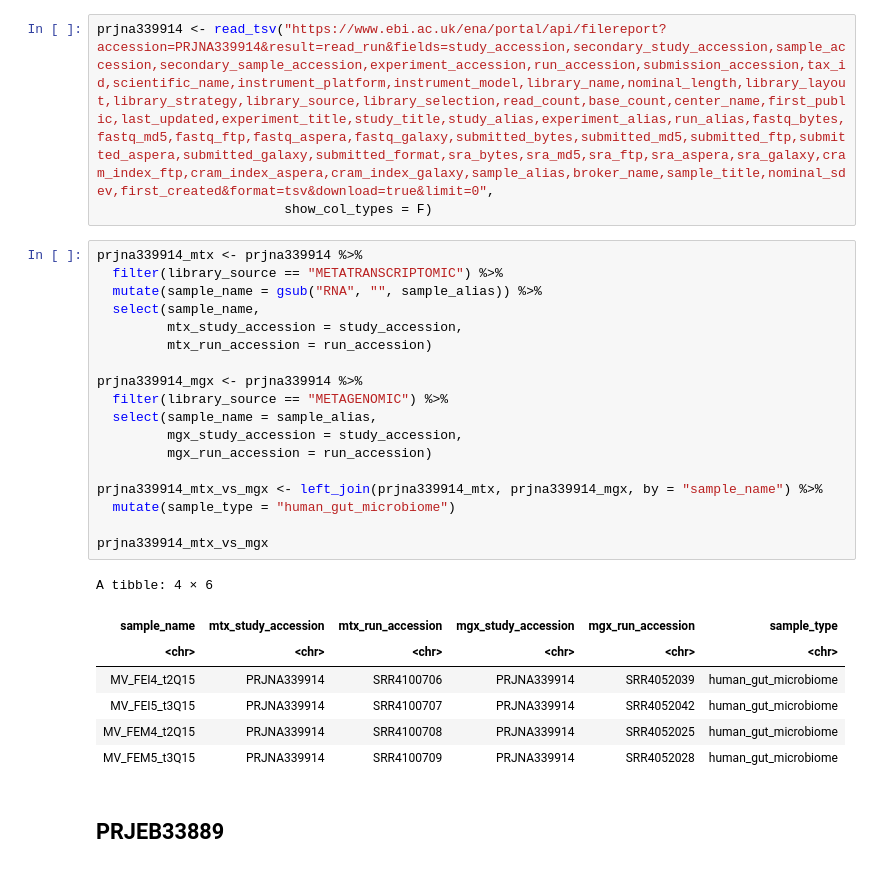
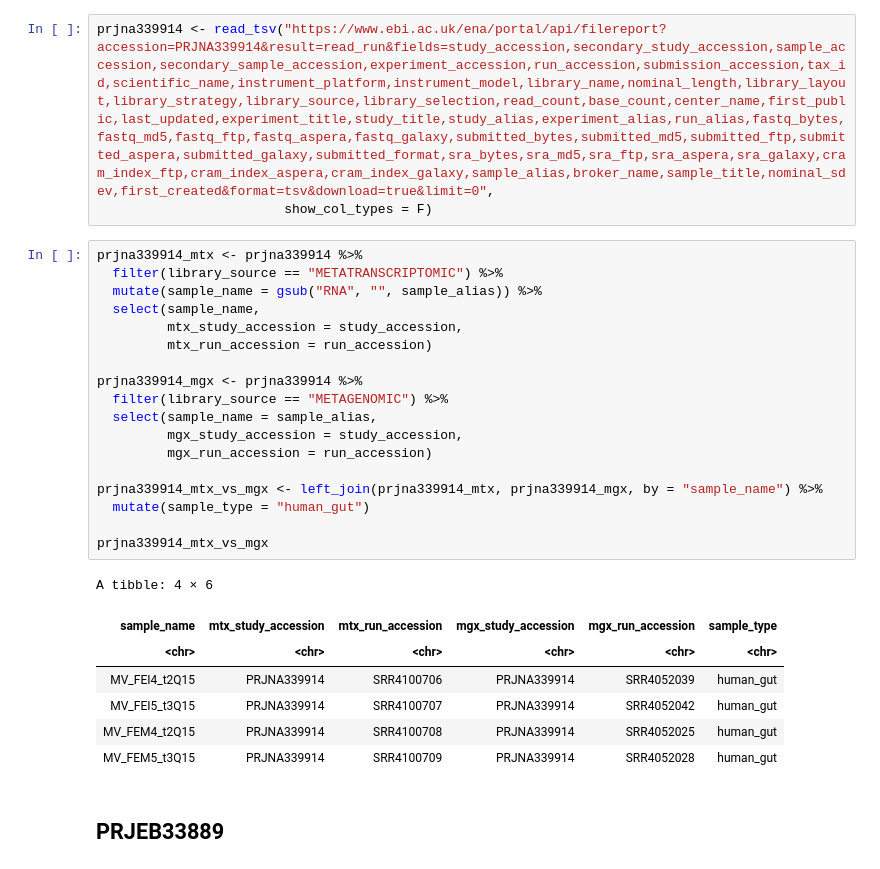
Before and after one commit to Arcadia-Science/2022-mtx-not-in-mgx-pairs, a Jupyter notebook: inputs/metadata-parse-paired-mgx-mtx.ipynb, the cells around one changed output. Saved outputs shown, nothing was run; the diff lists cells and outputs as text.

```diff
--- a/inputs/metadata-parse-paired-mgx-mtx.ipynb
+++ b/inputs/metadata-parse-paired-mgx-mtx.ipynb
@@ -484,29 +481,29 @@ prjna339914 <- read_tsv("https://www.ebi.ac.uk/ena/portal/api/filereport?accessi
 # %%
 prjna339914_mtx <- prjna339914 %>%
   filter(library_source == "METATRANSCRIPTOMIC") %>%
   mutate(sample_name = gsub("RNA", "", sample_alias)) %>%
   select(sample_name,
          mtx_study_accession = study_accession,
          mtx_run_accession = run_accession)
 
 prjna339914_mgx <- prjna339914 %>%
   filter(library_source == "METAGENOMIC") %>%
   select(sample_name = sample_alias,
          mgx_study_accession = study_accession,
          mgx_run_accession = run_accession)
 
 prjna339914_mtx_vs_mgx <- left_join(prjna339914_mtx, prjna339914_mgx, by = "sample_name") %>%
-  mutate(sample_type = "human_gut_microbiome")
+  mutate(sample_type = "human_gut")
 
 prjna339914_mtx_vs_mgx
 # %% [output]
 A tibble: 4 × 6
 | sample_name | mtx_study_accession | mtx_run_accession | mgx_study_accession | mgx_run_accession | sample_type |
 | <chr> | <chr> | <chr> | <chr> | <chr> | <chr> |
-| MV_FEI4_t2Q15 | PRJNA339914 | SRR4100706 | PRJNA339914 | SRR4052039 | human_gut_microbiome |
-| MV_FEI5_t3Q15 | PRJNA339914 | SRR4100707 | PRJNA339914 | SRR4052042 | human_gut_microbiome |
-| MV_FEM4_t2Q15 | PRJNA339914 | SRR4100708 | PRJNA339914 | SRR4052025 | human_gut_microbiome |
-| MV_FEM5_t3Q15 | PRJNA339914 | SRR4100709 | PRJNA339914 | SRR4052028 | human_gut_microbiome |
+| MV_FEI4_t2Q15 | PRJNA339914 | SRR4100706 | PRJNA339914 | SRR4052039 | human_gut |
+| MV_FEI5_t3Q15 | PRJNA339914 | SRR4100707 | PRJNA339914 | SRR4052042 | human_gut |
+| MV_FEM4_t2Q15 | PRJNA339914 | SRR4100708 | PRJNA339914 | SRR4052025 | human_gut |
+| MV_FEM5_t3Q15 | PRJNA339914 | SRR4100709 | PRJNA339914 | SRR4052028 | human_gut |
 # %% [markdown]
 ## PRJEB33889
 # %%
```
Also changed, not shown: parts of 7 cells of this notebook, 1 other file.
